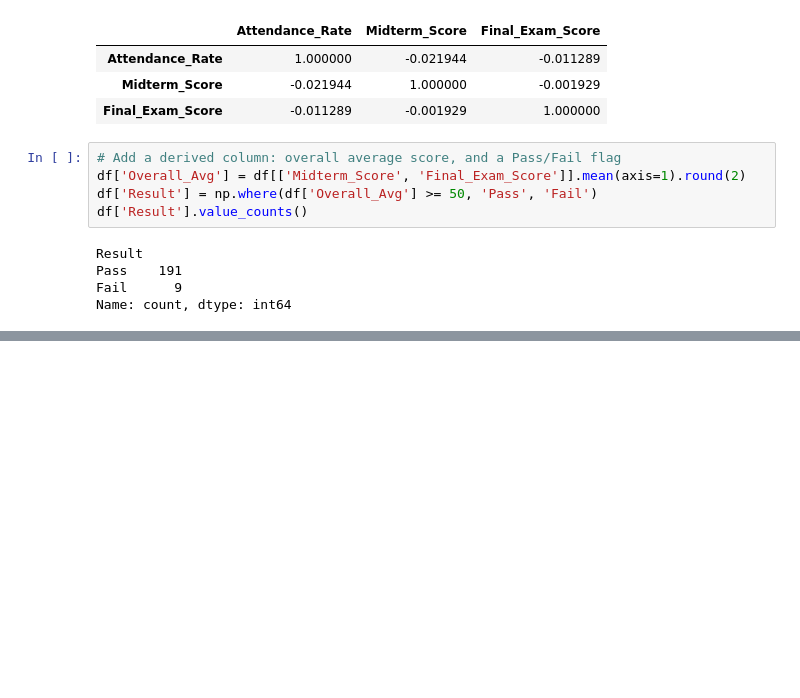
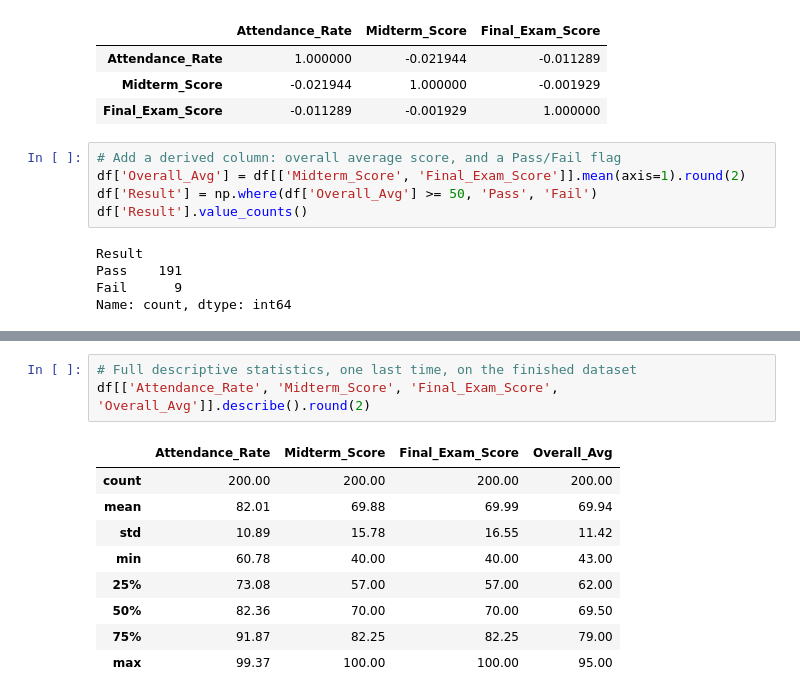
Before and after one commit to sthasarita/15_days_practice, a Jupyter notebook: Day_9_pandas.ipynb, the cells around one changed output, grey strips where cells are left out. Drawn from its saved outputs; the diff is of its cells as text; blank space fills up the shorter version.

```diff
--- a/Day_9_pandas.ipynb
+++ b/Day_9_pandas.ipynb
@@ -772,0 +791,13 @@ Name: count, dtype: int64
+# %%
+# Full descriptive statistics, one last time, on the finished dataset
+df[['Attendance_Rate', 'Midterm_Score', 'Final_Exam_Score', 'Overall_Avg']].describe().round(2)
+# %% [output]
+|  | Attendance_Rate | Midterm_Score | Final_Exam_Score | Overall_Avg |
+| count | 200.00 | 200.00 | 200.00 | 200.00 |
+| mean | 82.01 | 69.88 | 69.99 | 69.94 |
+| std | 10.89 | 15.78 | 16.55 | 11.42 |
+| min | 60.78 | 40.00 | 40.00 | 43.00 |
+| 25% | 73.08 | 57.00 | 57.00 | 62.00 |
+| 50% | 82.36 | 70.00 | 70.00 | 69.50 |
+| 75% | 91.87 | 82.25 | 82.25 | 79.00 |
+| max | 99.37 | 100.00 | 100.00 | 95.00 |
```
Also changed, not shown: parts of 2 cells of this notebook, 24 other files.
